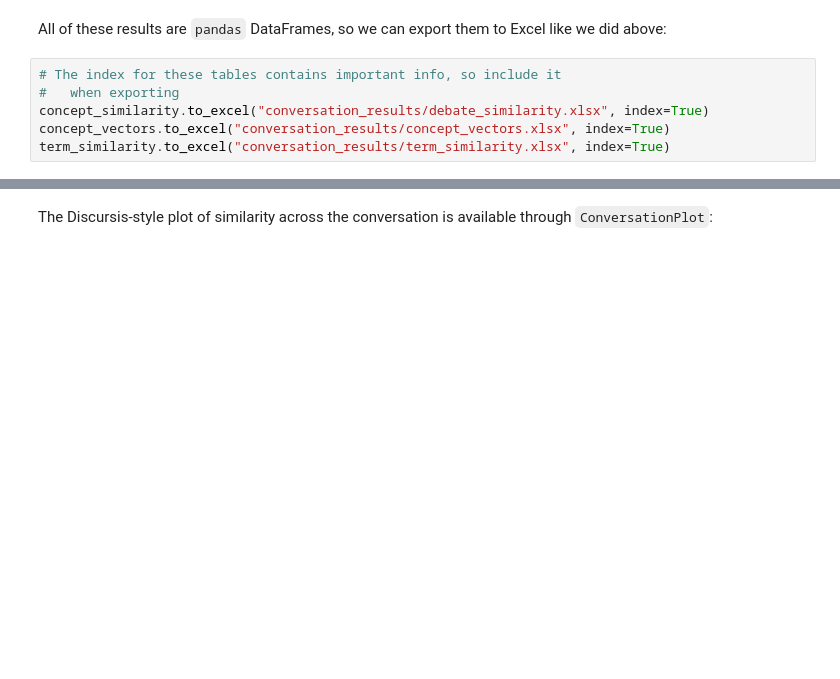
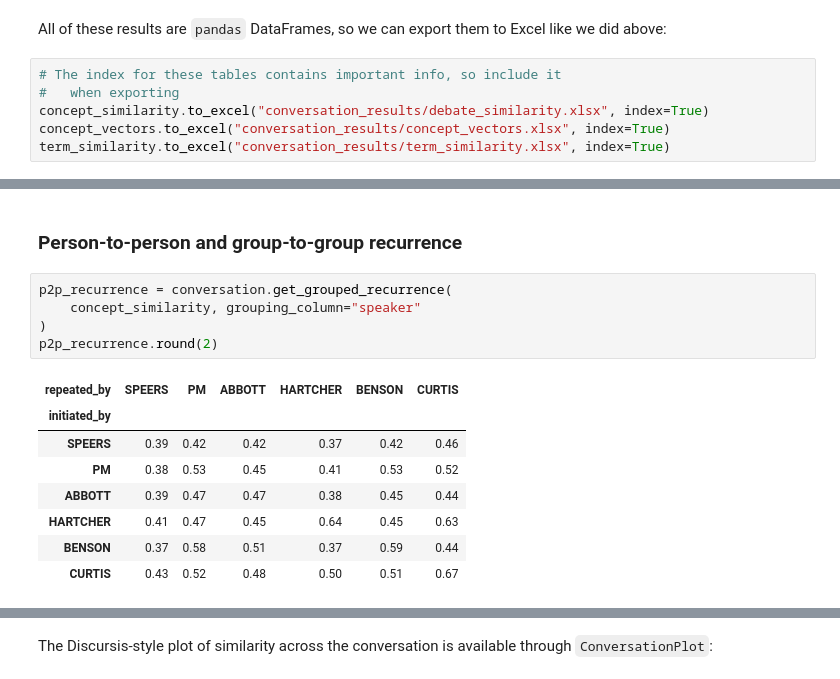
Before and after one commit to Australian-Text-Analytics-Platform/discursis, a Jupyter notebook: notebooks/discursis_workshop.ipynb, the cells around one changed output, grey strips where cells are left out. Saved outputs shown, nothing was run; the diff lists cells and outputs as text; blank space fills up the shorter version.

```diff
--- a/notebooks/discursis_workshop.ipynb
+++ b/notebooks/discursis_workshop.ipynb
@@ -375,0 +470,16 @@ show(p)
+# %% [markdown]
+### Person-to-person and group-to-group recurrence
+# %%
+p2p_recurrence = conversation.get_grouped_recurrence(
+    concept_similarity, grouping_column="speaker"
+)
+p2p_recurrence.round(2)
+# %% [output]
+| repeated_by | SPEERS | PM | ABBOTT | HARTCHER | BENSON | CURTIS |
+| initiated_by |  |  |  |  |  |  |
+| SPEERS | 0.39 | 0.42 | 0.42 | 0.37 | 0.42 | 0.46 |
+| PM | 0.38 | 0.53 | 0.45 | 0.41 | 0.53 | 0.52 |
+| ABBOTT | 0.39 | 0.47 | 0.47 | 0.38 | 0.45 | 0.44 |
+| HARTCHER | 0.41 | 0.47 | 0.45 | 0.64 | 0.45 | 0.63 |
+| BENSON | 0.37 | 0.58 | 0.51 | 0.37 | 0.59 | 0.44 |
+| CURTIS | 0.43 | 0.52 | 0.48 | 0.50 | 0.51 | 0.67 |
```
Also changed, not shown: parts of 19 cells of this notebook.
